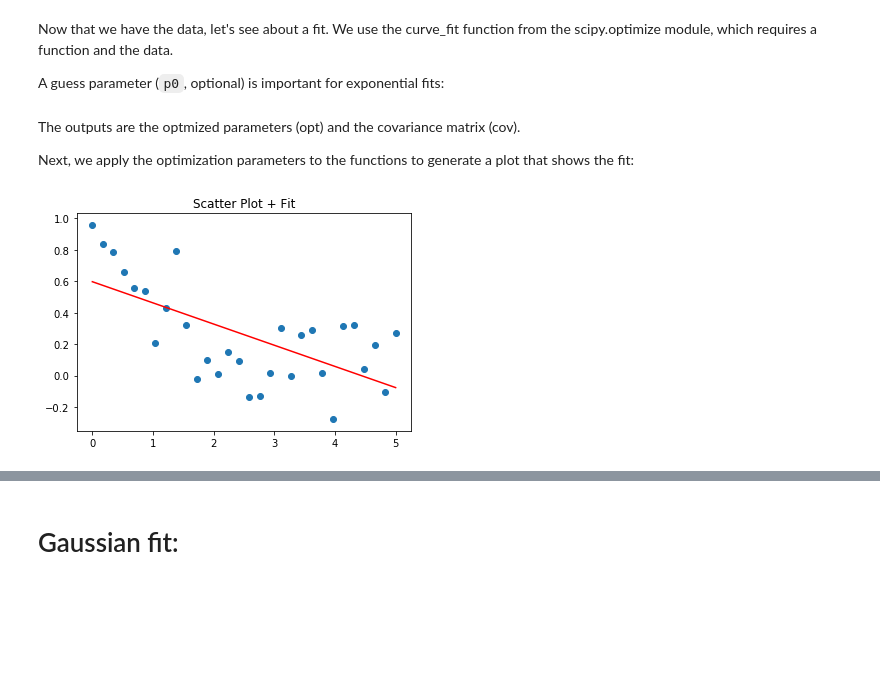
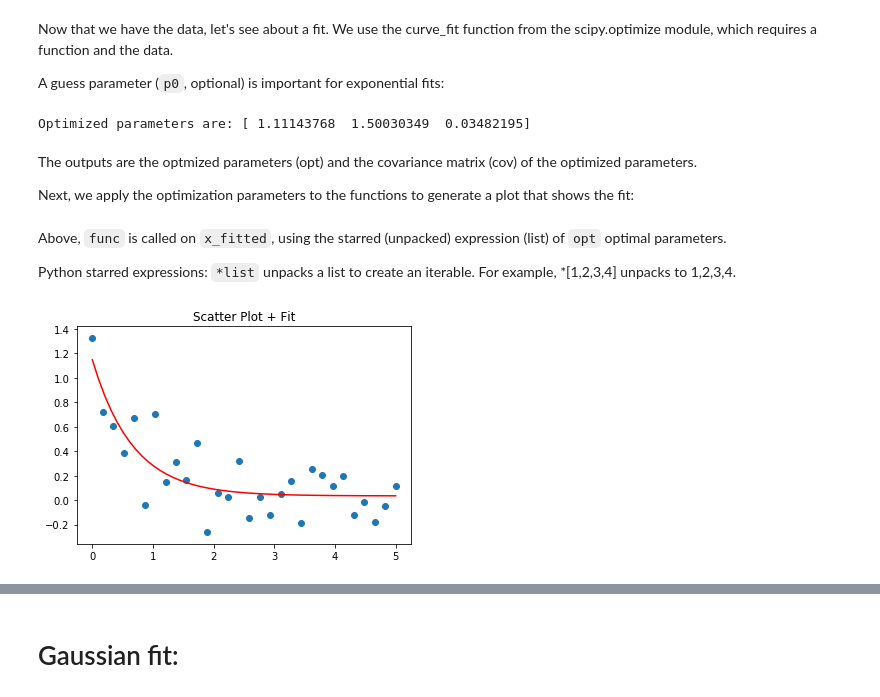
Before and after one commit to blakeflei/IntroScientificPythonWithJupyter, a Jupyter notebook: 06b - Fitting Plots.ipynb, the cells around one changed output, grey strips where cells are left out. Cells and saved outputs as stored; diff of their text form; code cells hidden in the pictures; blank space fills up the shorter version.

Commit message:
added estimation of error, description of pcov, random seed, and description of starred expansion

```diff
--- a/06b - Fitting Plots.ipynb
+++ b/06b - Fitting Plots.ipynb
@@ -35,18 +41,28 @@ def func(x_vals, A, B, C):
     return A * np.exp(-B * x_vals) + C
 
 init_guess = (1, 1e-6, 1) # Use an initial guess (optional)
-opt, cov = curve_fit(func, X, Y, p0=init_guess)
+popt, pcov = curve_fit(func, X, Y, p0=init_guess)
+
+print('Optimized parameters are: {}'.format(popt))
+# %% [output]
+Optimized parameters are: [ 1.11143768  1.50030349  0.03482195]
 # %% [markdown]
-The outputs are the optmized parameters (opt) and the covariance matrix (cov).
+The outputs are the optmized parameters (opt) and the covariance matrix (cov) of the optimized parameters.
 
 Next, we apply the optimization parameters to the functions to generate a plot that shows the fit:
+# %%
+x_fitted = np.linspace(0, 5)
+y_fitted = func(x_fitted, *popt) # Apply func using opt to x_fitted
+# %% [markdown]
+Above, `func` is called on `x_fitted`, using the starred (unpacked) expression (list) of `opt` optimal parameters.
+
+Python starred expressions:
+`*list` unpacks a list to create an iterable. For example, \*[1,2,3,4] unpacks to 1,2,3,4.
 # %%
-x_fitted = np.linspace(0, 5)
-y_fitted = func(x_fitted, *opt)
-
+# Plot
 plt.scatter(X,Y)
 plt.plot(x_fitted,y_fitted, color="red")
 plt.title('Scatter Plot + Fit')
 plt.show()
 # %% [output]
-[figure, old version]
+[figure, new version]
```
Also changed, not shown: parts of 9 cells of this notebook.
